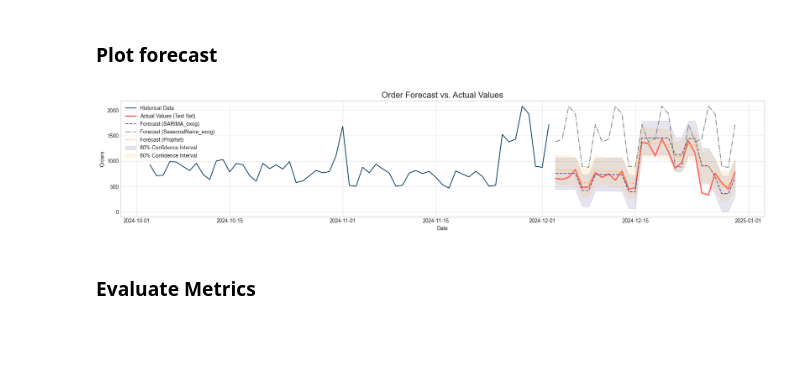
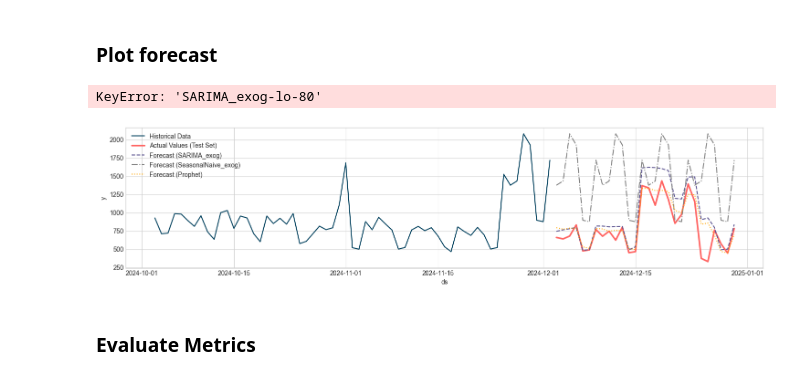
Before and after one commit to traha-89/ecommerce_demand_forecasting, a Jupyter notebook: notebooks/demand_forecasting_analysis.ipynb, the cells around one changed output. Cells and saved outputs as stored; diff of their text form; code cells hidden in the pictures; blank space fills up the shorter version.

```diff
--- a/notebooks/demand_forecasting_analysis.ipynb
+++ b/notebooks/demand_forecasting_analysis.ipynb
@@ -822,6 +833,14 @@ horizon_6wk = 42
 horizon_8wk = 56
 
 # Define 4 week train-test split
-test= sample.groupby(['unique_id']).tail(horizon_4wk)
-train= sample.drop(test.index).reset_index(drop= True)
+test_4wk = sample.groupby(['unique_id']).tail(horizon_4wk)
+train_4wk = sample.drop(test_4wk.index).reset_index(drop= True)
+
+# Define 6 week train-test split
+test_6wk = sample.groupby(['unique_id']).tail(horizon_6wk)
+train_6wk = sample.drop(test_6wk.index).reset_index(drop= True)
+
+# Define 8 week train-test split
+test_8wk = sample.groupby(['unique_id']).tail(horizon_8wk)
+train_8wk = sample.drop(test_8wk.index).reset_index(drop= True)
 # %%
@@ -887,4 +951,6 @@ arima_exog_preds.head()
 # %%
-test_df = test[['ds','y','unique_id']].merge(arima_exog_preds, on=['ds','unique_id'], how="left").merge(sn_exog_preds, on=['ds','unique_id'], how="left")
-test_df.tail()
+test_df_4wk = test_4wk[['ds','y','unique_id']].merge(arima_exog_preds_4wk, on=['ds','unique_id'], how="left").merge(sn_exog_preds_4wk, on=['ds','unique_id'], how="left")
+test_df_6wk = test_6wk[['ds','y','unique_id']].merge(arima_exog_preds_6wk, on=['ds','unique_id'], how="left").merge(sn_exog_preds_6wk, on=['ds','unique_id'], how="left")
+test_df_8wk = test_8wk[['ds','y','unique_id']].merge(arima_exog_preds_8wk, on=['ds','unique_id'], how="left").merge(sn_exog_preds_8wk, on=['ds','unique_id'], how="left")
+test_df_4wk.head()
 # %% [output]
@@ -974,4 +1135,3 @@ fig_c = m.plot_components(forecast)
 # %%
-test_df = test_df.drop(columns=['Prophet_yhat','Prophet_yhat-lo-80','Prophet_yhat-hi-80'], axis= 1)
-test_df = test_df.merge(forecast[['ds', 'yhat', 'yhat_lower', 'yhat_upper']], on= 'ds')
-test_df.head()
+test_df_4wk = test_df_4wk.merge(forecast_4wk[['ds', 'yhat', 'yhat_lower', 'yhat_upper']], on= 'ds', how= 'left')
+test_df_4wk = test_df_4wk.rename(columns= {'yhat':'Prophet_4','yhat_lower':'Prophet_4-lo-85','yhat_upper':'Prophet_4-hi-85'})
@@ -985,3 +1137,0 @@ test_df.head()
-# %%
-test_df = test_df.rename(columns= {'yhat':'Prophet_yhat','yhat_lower':'Prophet_yhat-lo-80','yhat_upper':'Prophet_yhat-hi-80'})
-test_df.head()
@@ -1037,38 +1195,39 @@ sns.lineplot(data=test_df, x='ds', y='SARIMA_exog', label='Forecast (SARIMA_exog
 sns.lineplot(data=test_df, x='ds', y='SeasonalNaive_exog', label='Forecast (SeasonalNaive_exog)', color='grey', linestyle='-.')
 
 # Plot the Prophet forecast
-sns.lineplot(data=test_df, x='ds', y='Prophet_yhat', label='Forecast (Prophet)', color='#ffa600', linestyle=':')
+sns.lineplot(data=test_df, x='ds', y='Prophet', label='Forecast (Prophet)', color='#ffa600', linestyle=':')
 
 # Add the SARIMA confidence interval
 plt.fill_between(
     x=test_df['ds'],
     y1=test_df['SARIMA_exog-lo-80'],
     y2=test_df['SARIMA_exog-hi-80'],
     alpha=0.15,
     color='#58508d',
     label= '80% Confidence Interval'
 )
 
 # Add the Prophet confidence interval
 plt.fill_between(
     x=test_df['ds'],
     y1=test_df['Prophet_yhat-lo-80'],
     y2=test_df['Prophet_yhat-hi-80'],
     alpha=0.1,
     color='#ffa600',
     label= '80% Confidence Interval'
 )
 
 # --- 3. Customize and Show the Plot ---
 plt.title('Order Forecast vs. Actual Values', fontsize=16)
 plt.xlabel('Date')
 plt.ylabel('Orders')
 plt.legend()
 plt.grid(True, which='both', linestyle='--', linewidth=0.5)
 plt.tight_layout()
 plt.show()
 # %% [output]
+KeyError: 'SARIMA_exog-lo-80'
-[figure, old version]
+[figure, new version]
 # %% [markdown]
 ### Evaluate Metrics
 # %%
```
Also changed, not shown: parts of 29 cells of this notebook.
